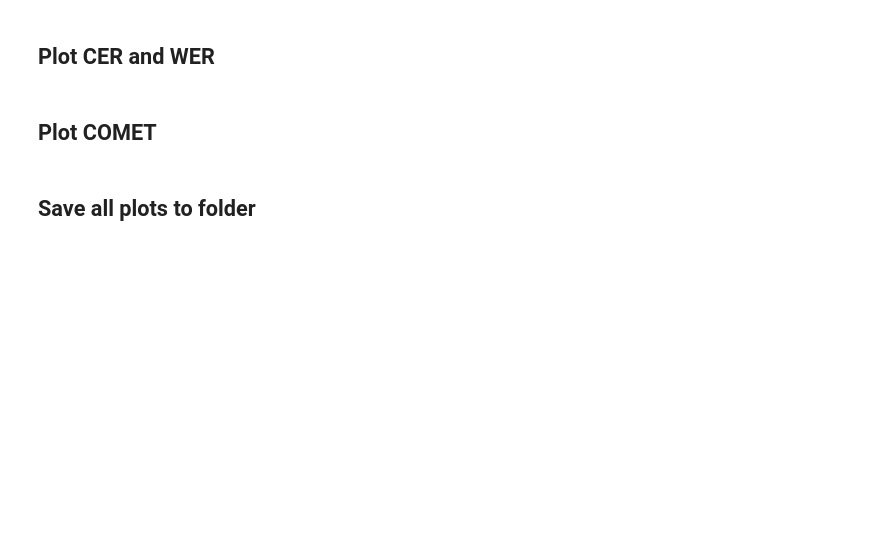
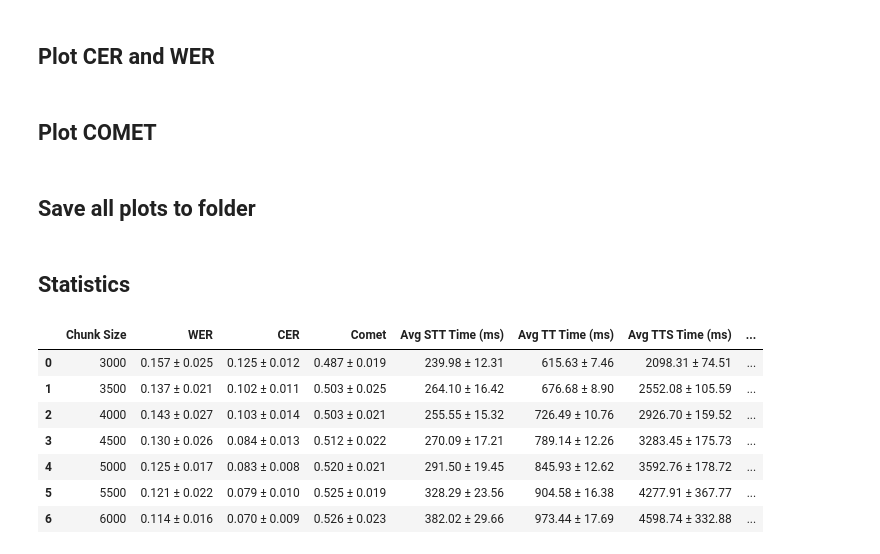
Before and after one commit to claralb2002/AI-Based-Video-dubbing, a Jupyter notebook: processing_results.ipynb, the cells around one changed output. Cells and saved outputs as stored; diff of their text form; code cells hidden in the pictures; blank space fills up the shorter version.

Commit message:
Adds comet to statistics

```diff
--- a/processing_results.ipynb
+++ b/processing_results.ipynb
@@ -449,3 +455,5 @@ plot_comet_by_chunk_and_language("results/results_da.csv", "results/results_en.c
 
 # Restore normal behavior if needed
 restore_show()
+# %% [markdown]
+## Statistics
@@ -451,0 +524,11 @@ restore_show()
+# %%
+compute_statistics("results/results_da.csv")
+# %% [output]
+|  | Chunk Size | WER | CER | Comet | Avg STT Time (ms) | Avg TT Time (ms) | Avg TTS Time (ms) | ... |
+| 0 | 3000 | 0.157 ± 0.025 | 0.125 ± 0.012 | 0.487 ± 0.019 | 239.98 ± 12.31 | 615.63 ± 7.46 | 2098.31 ± 74.51 | ... |
+| 1 | 3500 | 0.137 ± 0.021 | 0.102 ± 0.011 | 0.503 ± 0.025 | 264.10 ± 16.42 | 676.68 ± 8.90 | 2552.08 ± 105.59 | ... |
+| 2 | 4000 | 0.143 ± 0.027 | 0.103 ± 0.014 | 0.503 ± 0.021 | 255.55 ± 15.32 | 726.49 ± 10.76 | 2926.70 ± 159.52 | ... |
+| 3 | 4500 | 0.130 ± 0.026 | 0.084 ± 0.013 | 0.512 ± 0.022 | 270.09 ± 17.21 | 789.14 ± 12.26 | 3283.45 ± 175.73 | ... |
+| 4 | 5000 | 0.125 ± 0.017 | 0.083 ± 0.008 | 0.520 ± 0.021 | 291.50 ± 19.45 | 845.93 ± 12.62 | 3592.76 ± 178.72 | ... |
+| 5 | 5500 | 0.121 ± 0.022 | 0.079 ± 0.010 | 0.525 ± 0.019 | 328.29 ± 23.56 | 904.58 ± 16.38 | 4277.91 ± 367.77 | ... |
+| 6 | 6000 | 0.114 ± 0.016 | 0.070 ± 0.009 | 0.526 ± 0.023 | 382.02 ± 29.66 | 973.44 ± 17.69 | 4598.74 ± 332.88 | ... |
```
Also changed, not shown: parts of 12 cells of this notebook.
